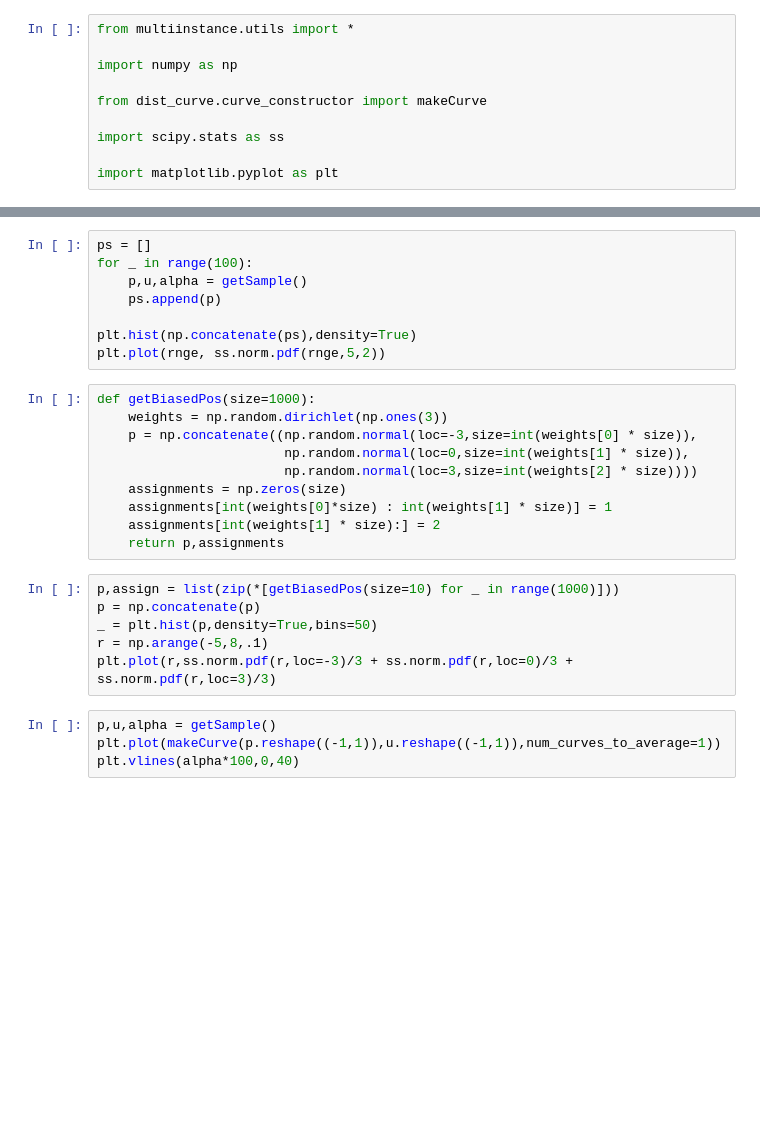
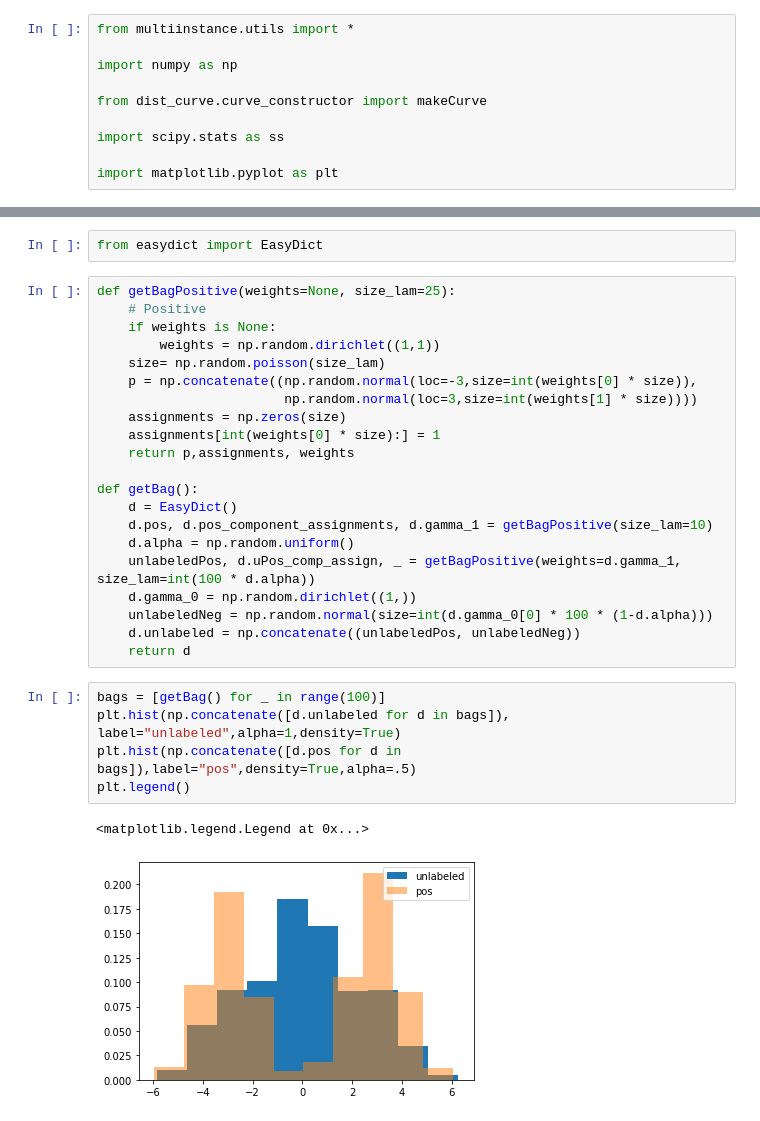
Before and after one commit to Dzeiberg/multiinstance, a Jupyter notebook: 31_New_Setting.ipynb, the cells around one changed output, grey strips where cells are left out. Cells and saved outputs as stored; diff of their text form; blank space fills up the shorter version.

```diff
--- a/31_New_Setting.ipynb
+++ b/31_New_Setting.ipynb
@@ -76,28 +11,31 @@ print(np.mean(np.abs(alphaHats.mean() - np.array([alpha,alpha2]))))
-# %%
-ps = []
-for _ in range(100):
-    p,u,alpha = getSample()
-    ps.append(p)
-
-plt.hist(np.concatenate(ps),density=True)
-plt.plot(rnge, ss.norm.pdf(rnge,5,2))
-# %%
-def getBiasedPos(size=1000):
-    weights = np.random.dirichlet(np.ones(3))
-    p = np.concatenate((np.random.normal(loc=-3,size=int(weights[0] * size)),
-                        np.random.normal(loc=0,size=int(weights[1] * size)),
-                        np.random.normal(loc=3,size=int(weights[2] * size))))
-    assignments = np.zeros(size)
-    assignments[int(weights[0]*size) : int(weights[1] * size)] = 1
-    assignments[int(weights[1] * size):] = 2
-    return p,assignments
-# %%
-p,assign = list(zip(*[getBiasedPos(size=10) for _ in range(1000)]))
-p = np.concatenate(p)
-_ = plt.hist(p,density=True,bins=50)
-r = np.arange(-5,8,.1)
-plt.plot(r,ss.norm.pdf(r,loc=-3)/3 + ss.norm.pdf(r,loc=0)/3 + ss.norm.pdf(r,loc=3)/3)
-# %%
-p,u,alpha = getSample()
-plt.plot(makeCurve(p.reshape((-1,1)),u.reshape((-1,1)),num_curves_to_average=1))
-plt.vlines(alpha*100,0,40)
+# %%
+from easydict import EasyDict
+# %%
+def getBagPositive(weights=None, size_lam=25):
+    # Positive
+    if weights is None:
+        weights = np.random.dirichlet((1,1))
+    size= np.random.poisson(size_lam)
+    p = np.concatenate((np.random.normal(loc=-3,size=int(weights[0] * size)),
+                        np.random.normal(loc=3,size=int(weights[1] * size))))
+    assignments = np.zeros(size)
+    assignments[int(weights[0] * size):] = 1
+    return p,assignments, weights
+
+def getBag():
+    d = EasyDict()
+    d.pos, d.pos_component_assignments, d.gamma_1 = getBagPositive(size_lam=10)
+    d.alpha = np.random.uniform()
+    unlabeledPos, d.uPos_comp_assign, _ = getBagPositive(weights=d.gamma_1, size_lam=int(100 * d.alpha))
+    d.gamma_0 = np.random.dirichlet((1,))
+    unlabeledNeg = np.random.normal(size=int(d.gamma_0[0] * 100 * (1-d.alpha)))
+    d.unlabeled = np.concatenate((unlabeledPos, unlabeledNeg))
+    return d
+# %%
+bags = [getBag() for _ in range(100)]
+plt.hist(np.concatenate([d.unlabeled for d in bags]), label="unlabeled",alpha=1,density=True)
+plt.hist(np.concatenate([d.pos for d in bags]),label="pos",density=True,alpha=.5)
+plt.legend()
+# %% [output]
+<matplotlib.legend.Legend at 0x...>
+[figure, added]
```
Also changed, not shown: parts of 9 cells of this notebook, 9 other files.
